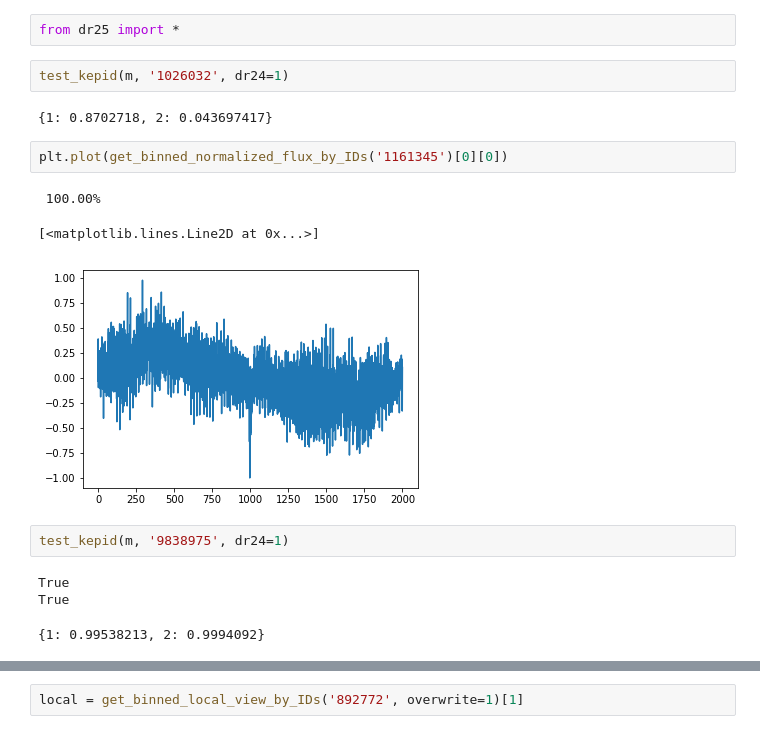
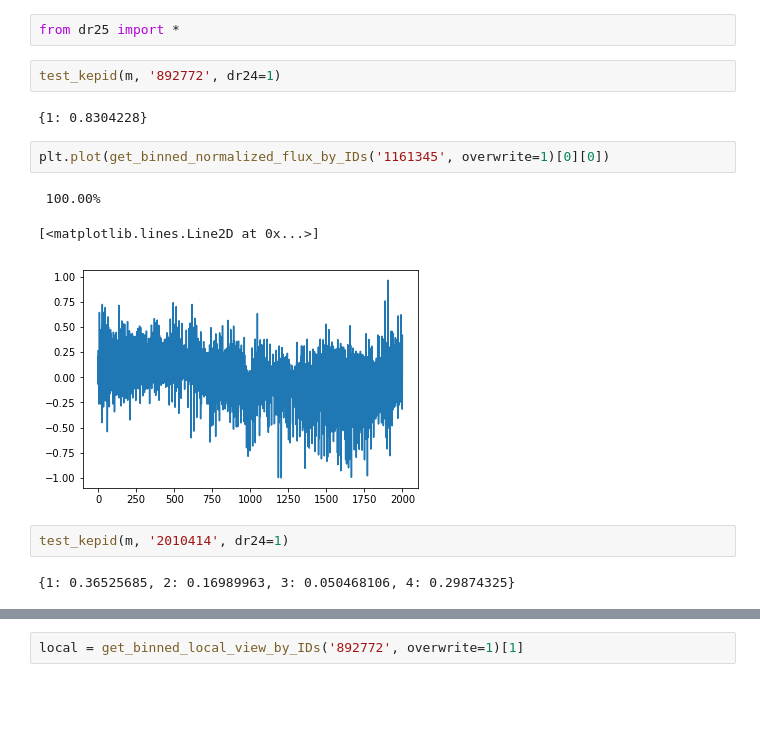
Before and after one commit to grewwc/exoplanet, a Jupyter notebook: train.ipynb, the cells around one changed output, grey strips where cells are left out. Saved outputs shown, nothing was run; the diff lists cells and outputs as text; blank space fills up the shorter version.

```diff
--- a/train.ipynb
+++ b/train.ipynb
@@ -303,18 +306,16 @@ auc(x, y)
 # %%
 from dr25 import *
 # %%
-test_kepid(m, '1026032', dr24=1)
+test_kepid(m, '892772', dr24=1)
 # %% [output]
-{1: 0.8702718, 2: 0.043697417}
+{1: 0.8304228}
 # %%
-plt.plot(get_binned_normalized_flux_by_IDs('1161345')[0][0])
+plt.plot(get_binned_normalized_flux_by_IDs('1161345', overwrite=1)[0][0])
 # %% [output]
  100.00%
 [<matplotlib.lines.Line2D at 0x...>]
-[figure, old version]
+[figure, new version]
 # %%
-test_kepid(m, '9838975', dr24=1)
+test_kepid(m, '2010414', dr24=1)
 # %% [output]
-True
-True
+{1: 0.36525685, 2: 0.16989963, 3: 0.050468106, 4: 0.29874325}
-{1: 0.99538213, 2: 0.9994092}
```
Also changed, not shown: parts of 7 cells of this notebook, 5 other files.
